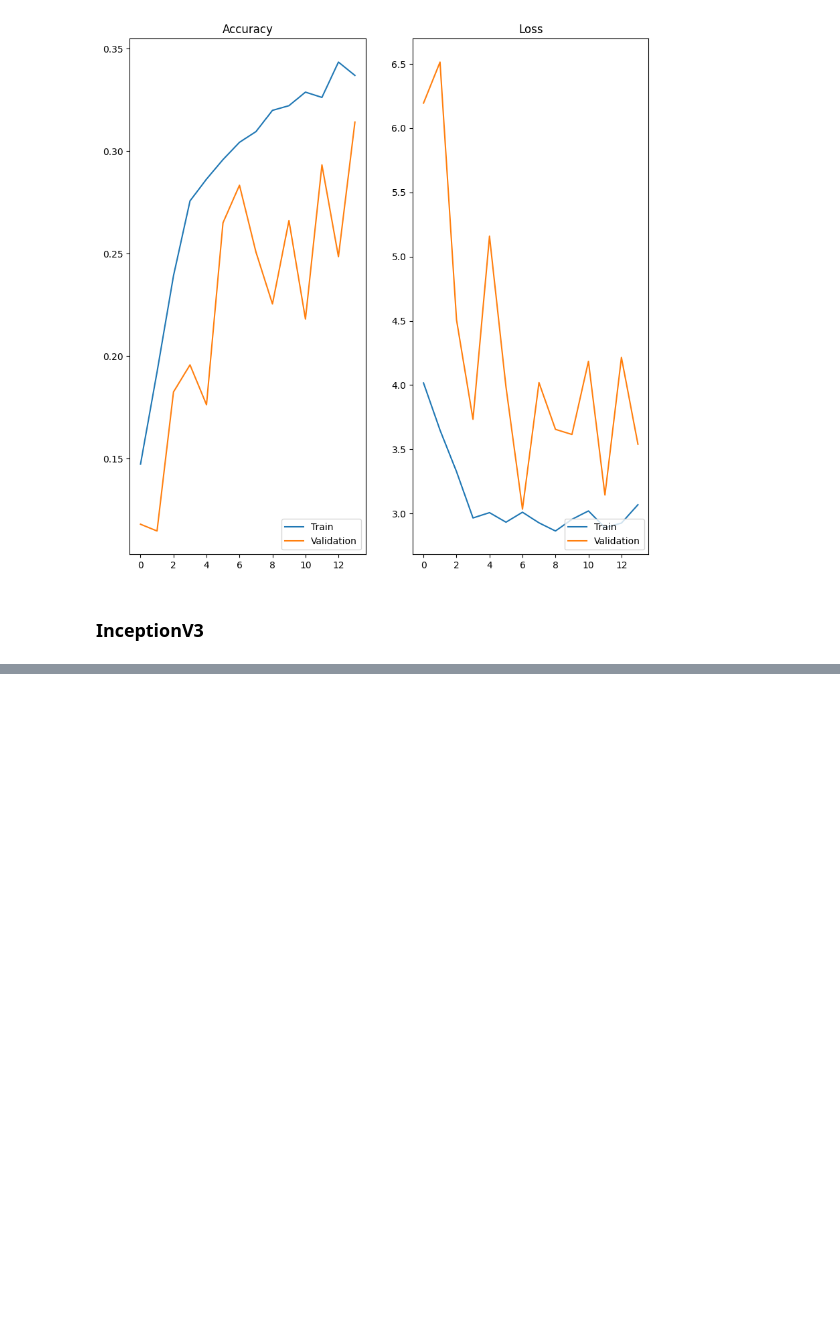
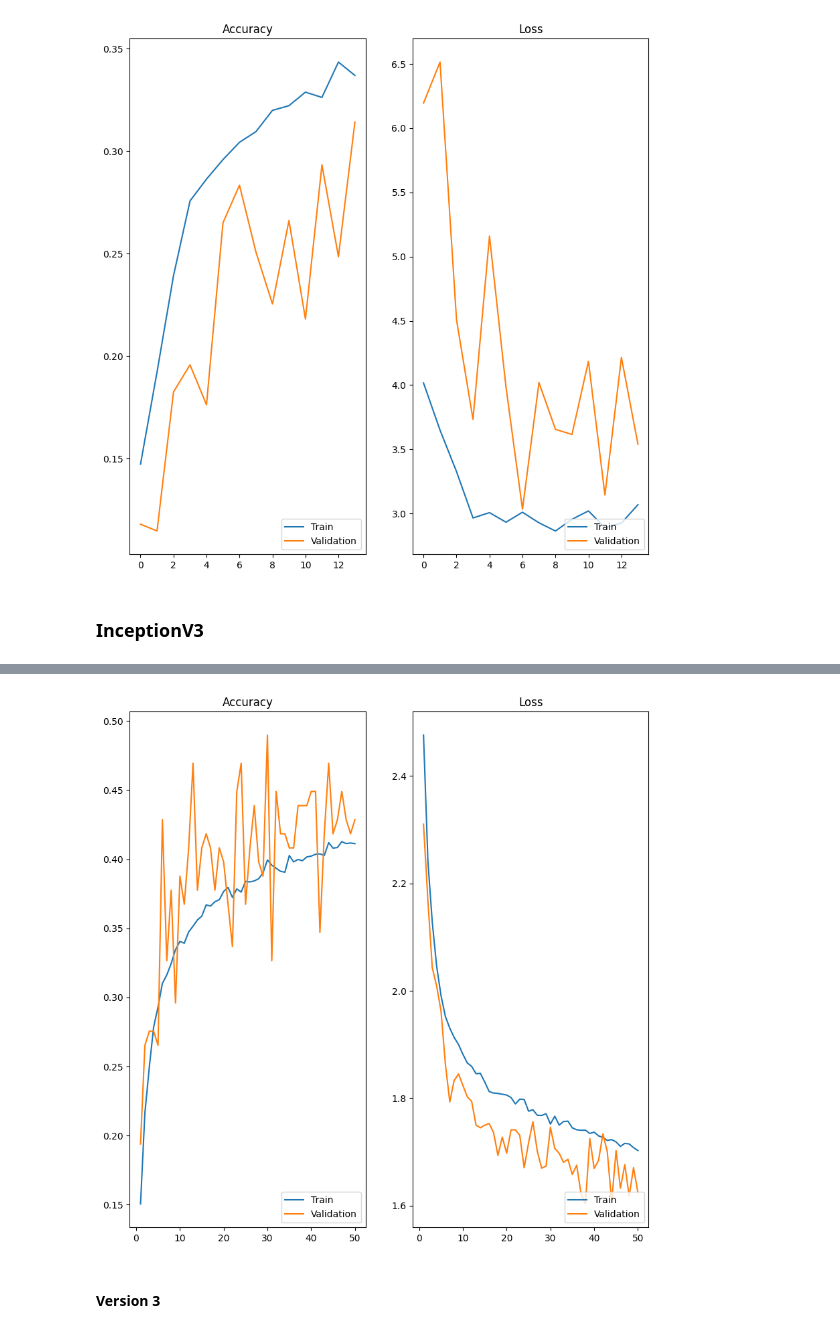
Before and after one commit to CLiang531/flower-classification, a Jupyter notebook: notebooks/flower_classification_exploration.ipynb, the cells around one changed output, grey strips where cells are left out. Saved outputs shown, nothing was run; the diff lists cells and outputs as text; code cells hidden in the pictures; blank space fills up the shorter version.

```diff
--- a/notebooks/flower_classification_exploration.ipynb
+++ b/notebooks/flower_classification_exploration.ipynb
@@ -873,0 +1080,6 @@ eval_model(inceptionv3_model,history=history)
+# %%
+EPOCHS=50
+# %%
+for epoch in range(1,EPOCHS+1):
+    train(model,train_loader,criterion,optim,epoch)
+    validation(model,test_loader,criterion,optim)
@@ -873,0 +1184,29 @@ eval_model(inceptionv3_model,history=history)
+# %%
+# version 2
+class CNN(nn.Module):
+    def __init__(self, num_classes):
+        super(CNN, self).__init__()
+
+        self.pool=nn.MaxPool2d((2,2))
+        self.conv1=nn.Conv2d(3,12,kernel_size=(3,3),stride=(1,1),padding=(1,1))
+        self.conv2=nn.Conv2d(12,24,kernel_size=(3,3),stride=(1,1),padding=(1,1))
+        self.conv3=nn.Conv2d(24,48,kernel_size=(3,3),stride=(1,1),padding=(1,1))
+        self.drop=nn.Dropout2d(0.2)
+
+        self.lin1 = nn.Linear(48*32*32,num_classes)
+
+    def forward(self, x):
+        x = F.relu(self.pool(self.conv1(x)))
+        x = F.relu(self.pool(self.conv2(x)))
+        x = F.dropout(self.drop(x),training=self.training)
+        x = F.relu(self.pool(self.conv3(x)))
+        x = F.dropout(self.drop(x),training=self.training)
+        x = x.view(-1,48*32*32)
+        x = self.lin1(x)
+
+        return torch.log_softmax(x, dim=1)
+# %%
+# version 2
+model=CNN(num_classes=NUM_CLASSES)
+save_name="flower_classification_model__pytorch_v2"
+epoch_num,train_loss,val_loss,train_acc,val_acc=train_pytorch_model(model,save_name=save_name)
@@ -873,0 +1231,6 @@ eval_model(inceptionv3_model,history=history)
+# %%
+plot_loss_acc(epoch_num,train_loss,val_loss,train_acc,val_acc)
+# %% [output]
+[figure, added]
+# %% [markdown]
+#### Version 3
```
Also changed, not shown: parts of 57 cells of this notebook, 3 other files.
